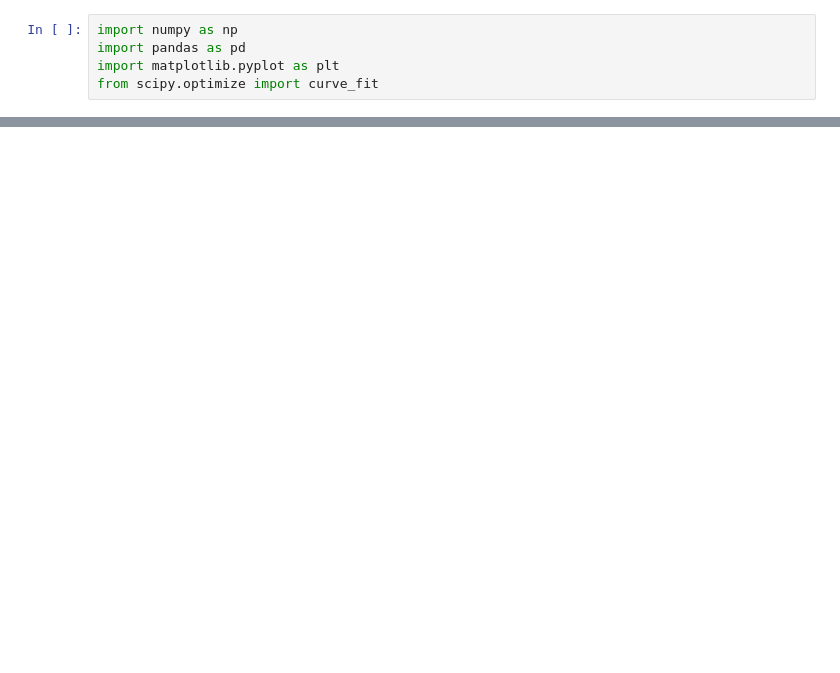
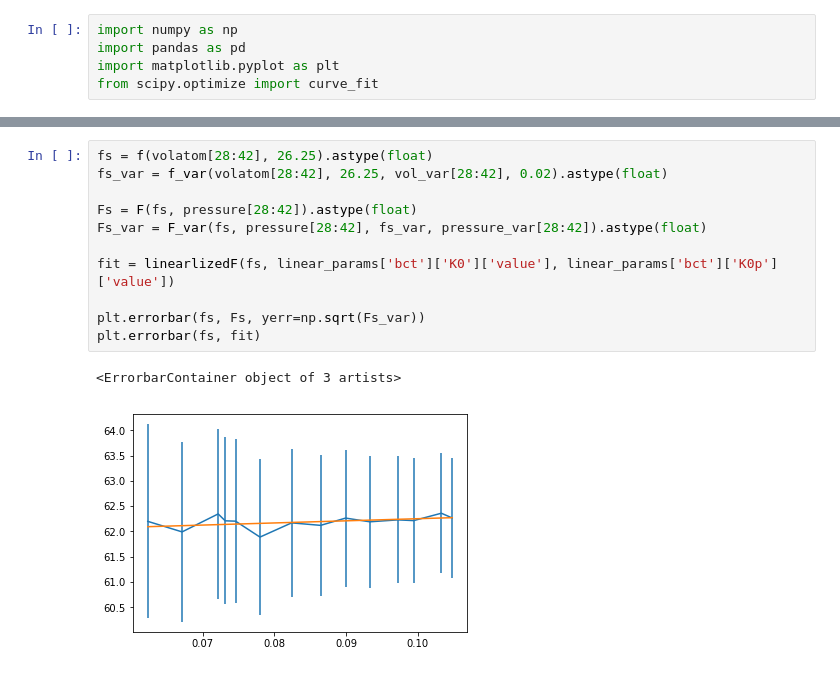
Before and after one commit to David-Zagaceta/Intermediate-Lab, a Jupyter notebook: crystallography_lab.ipynb, the cells around one changed output, grey strips where cells are left out. Drawn from its saved outputs; the diff is of its cells as text; blank space fills up the shorter version.

```diff
--- a/crystallography_lab.ipynb
+++ b/crystallography_lab.ipynb
@@ -97,0 +220,14 @@ array([[  0.17369671,  -4.2860838 ],
+# %%
+fs = f(volatom[28:42], 26.25).astype(float)
+fs_var = f_var(volatom[28:42], 26.25, vol_var[28:42], 0.02).astype(float)
+
+Fs = F(fs, pressure[28:42]).astype(float)
+Fs_var = F_var(fs, pressure[28:42], fs_var, pressure_var[28:42]).astype(float)
+
+fit = linearlizedF(fs, linear_params['bct']['K0']['value'], linear_params['bct']['K0p']['value'])
+
+plt.errorbar(fs, Fs, yerr=np.sqrt(Fs_var))
+plt.errorbar(fs, fit)
+# %% [output]
+<ErrorbarContainer object of 3 artists>
+[figure, added]
```
Also changed, not shown: parts of 25 cells of this notebook.
